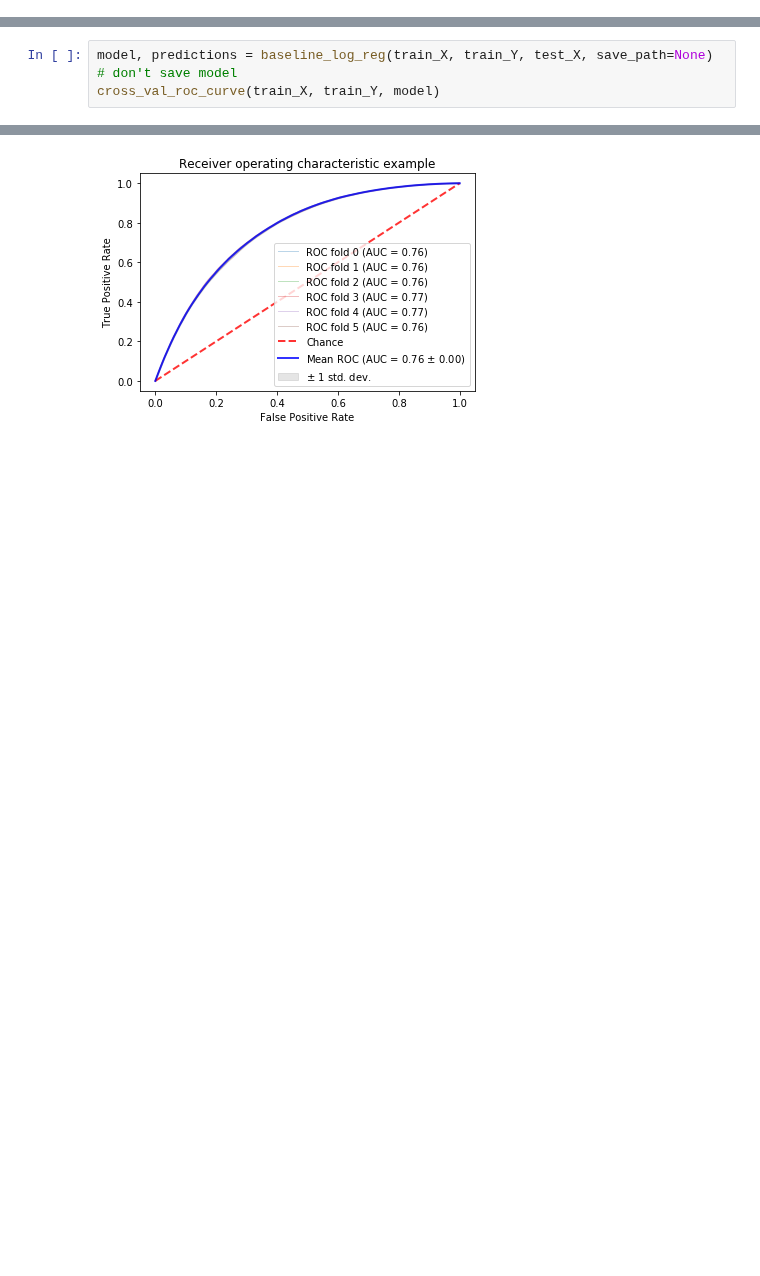
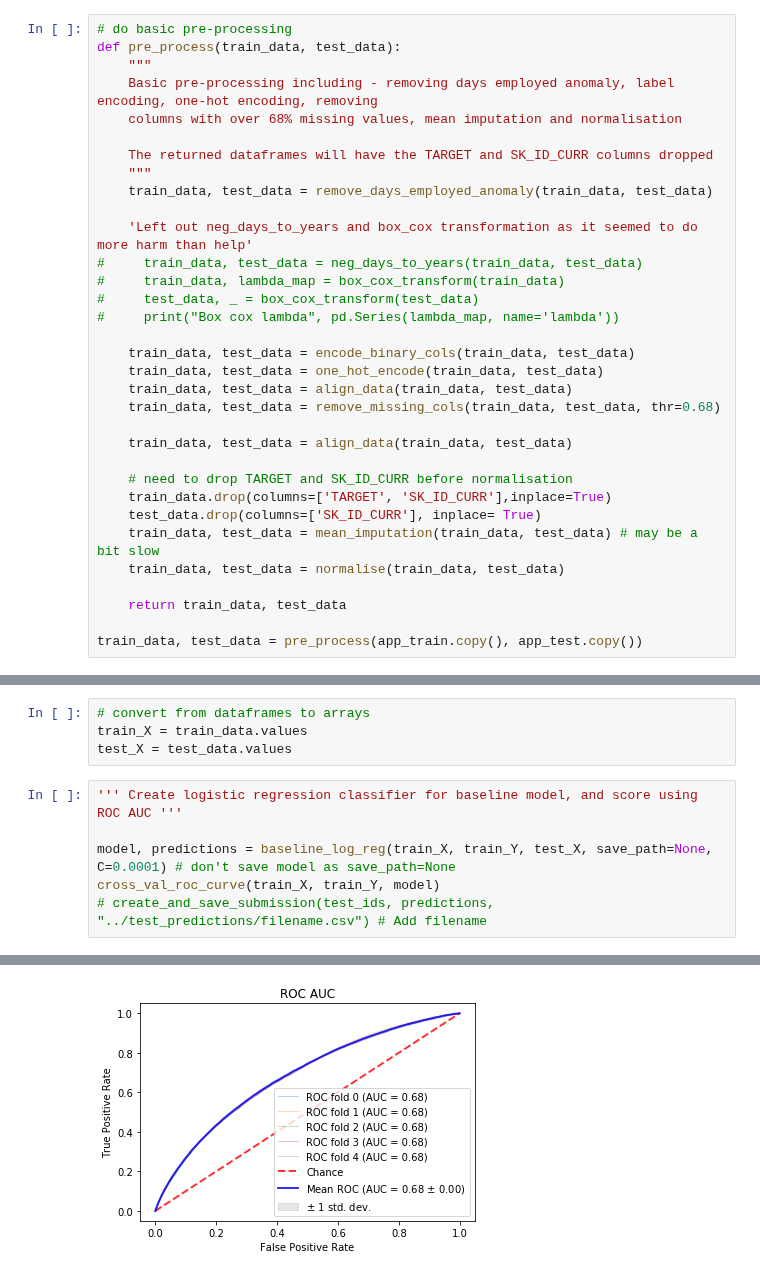
Before and after one commit to tobyfielding1/data-mining, a Jupyter notebook: src/pre_processing.ipynb, the cells around one changed output, grey strips where cells are left out. Drawn from its saved outputs; the diff is of its cells as text; blank space fills up the shorter version.

Commit message:
cleaned up pro-processing so now has nice simple example

```diff
--- a/src/pre_processing.ipynb
+++ b/src/pre_processing.ipynb
@@ -161,0 +24,33 @@ def baseline_log_reg(train, train_Y, test, save_path):
+# %%
+# do basic pre-processing
+def pre_process(train_data, test_data):
+    """
+    Basic pre-processing including - removing days employed anomaly, label encoding, one-hot encoding, removing
+    columns with over 68% missing values, mean imputation and normalisation
+
+    The returned dataframes will have the TARGET and SK_ID_CURR columns dropped
+    """
+    train_data, test_data = remove_days_employed_anomaly(train_data, test_data)
+
+    'Left out neg_days_to_years and box_cox transformation as it seemed to do more harm than help'
+#     train_data, test_data = neg_days_to_years(train_data, test_data)
+#     train_data, lambda_map = box_cox_transform(train_data)
+#     test_data, _ = box_cox_transform(test_data)
+#     print("Box cox lambda", pd.Series(lambda_map, name='lambda'))
+
+    train_data, test_data = encode_binary_cols(train_data, test_data)
+    train_data, test_data = one_hot_encode(train_data, test_data)
+    train_data, test_data = align_data(train_data, test_data)
+    train_data, test_data = remove_missing_cols(train_data, test_data, thr=0.68)
+
+    train_data, test_data = align_data(train_data, test_data)
+
+    # need to drop TARGET and SK_ID_CURR before normalisation
+    train_data.drop(columns=['TARGET', 'SK_ID_CURR'],inplace=True)
+    test_data.drop(columns=['SK_ID_CURR'], inplace= True)
+    train_data, test_data = mean_imputation(train_data, test_data) # may be a bit slow
+    train_data, test_data = normalise(train_data, test_data)
+
+    return train_data, test_data
+
+train_data, test_data = pre_process(app_train.copy(), app_test.copy())
@@ -162,4 +75,11 @@ def baseline_log_reg(train, train_Y, test, save_path):
+# %%
+# convert from dataframes to arrays
+train_X = train_data.values
+test_X = test_data.values
 # %%
-model, predictions = baseline_log_reg(train_X, train_Y, test_X, save_path=None) # don't save model
+''' Create logistic regression classifier for baseline model, and score using ROC AUC '''
+
+model, predictions = baseline_log_reg(train_X, train_Y, test_X, save_path=None, C=0.0001) # don't save model as save_path=None
 cross_val_roc_curve(train_X, train_Y, model)
+# create_and_save_submission(test_ids, predictions, "../test_predictions/filename.csv") # Add filename
 # %% [output]
@@ -173 +92 @@ Avg ROC AUC score: 0.7647924473383347
-[figure, old version]
+[figure, new version]
```
Also changed, not shown: parts of 15 cells of this notebook.
